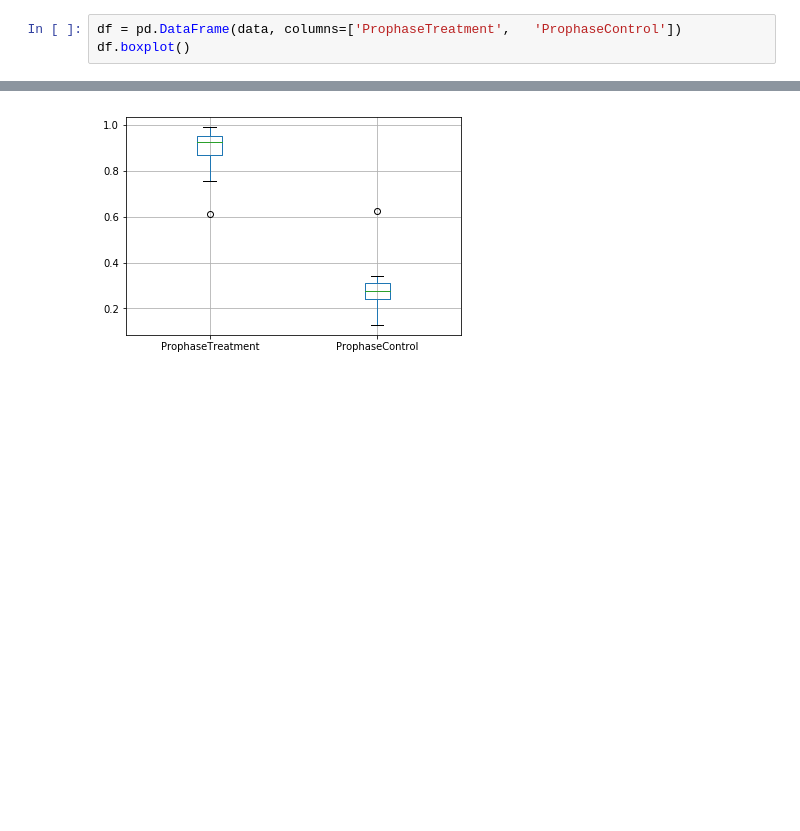
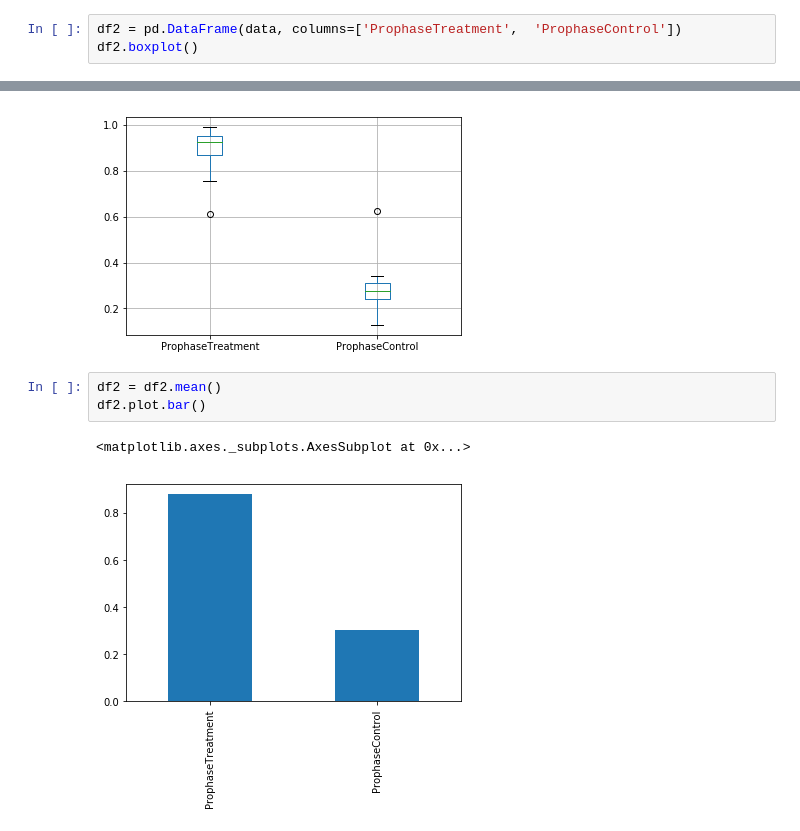
Before and after one commit to ytyfeng/data-analysis, a Jupyter notebook: bil151_data_analysis.ipynb, the cells around one changed output, grey strips where cells are left out. Cells and saved outputs as stored; diff of their text form; blank space fills up the shorter version.

```diff
--- a/bil151_data_analysis.ipynb
+++ b/bil151_data_analysis.ipynb
@@ -50,7 +56,13 @@ df.boxplot()
 # %%
-df = pd.DataFrame(data, columns=['ProphaseTreatment',	'ProphaseControl'])
-df.boxplot()
+df2 = pd.DataFrame(data, columns=['ProphaseTreatment',	'ProphaseControl'])
+df2.boxplot()
 # %% [output]
 <matplotlib.axes._subplots.AxesSubplot at 0x...>
 [figure]
+# %%
+df2 = df2.mean()
+df2.plot.bar()
+# %% [output]
+<matplotlib.axes._subplots.AxesSubplot at 0x...>
+[figure, added]
 # %%
```
Also changed, not shown: parts of 9 cells of this notebook.
